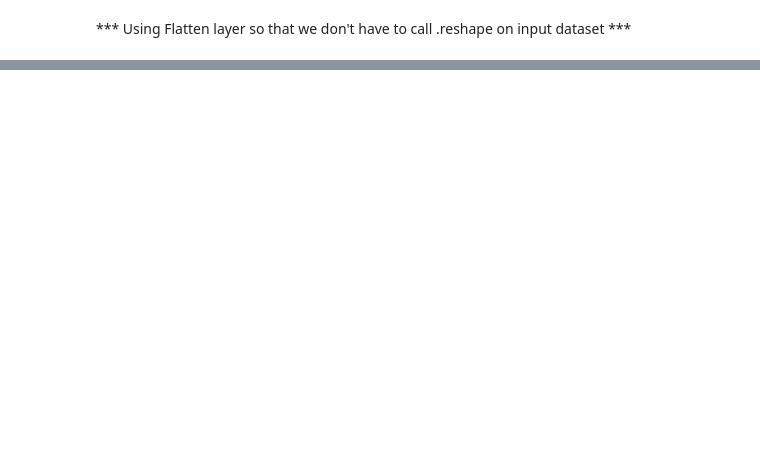
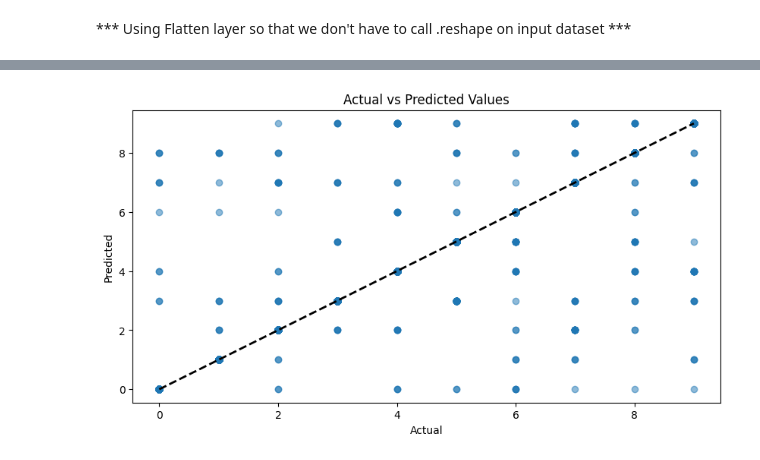
Before and after one commit to KMsojib/Advanced-Learning-Algorithms-By-Coursera, a Jupyter notebook: Week-1/Programming Assignment Practice Lab Neural Networks for Binary Classification/Handwritten digits classification using neural network.ipynb, the cells around one changed output, grey strips where cells are left out. Cells and saved outputs as stored; diff of their text form; code cells hidden in the pictures; blank space fills up the shorter version.

```diff
--- a/Week-1/Programming Assignment Practice Lab Neural Networks for Binary Classification/Handwritten digits classification using neural network.ipynb
+++ b/Week-1/Programming Assignment Practice Lab Neural Networks for Binary Classification/Handwritten digits classification using neural network.ipynb
@@ -333,0 +369,11 @@ Text(95.72222222222221, 0.5, 'Actual Values')
+# %%
+y_pred = model.predict(X_test)
+plt.figure(figsize=(10, 5))
+
+plt.scatter(y_test, np.argmax(y_pred, axis=1), alpha=0.5)
+plt.plot([y_test.min(), y_test.max()], [y_test.min(), y_test.max()], 'k--', lw=2)
+plt.xlabel('Actual')
+plt.ylabel('Predicted')
+plt.title('Actual vs Predicted Values')
+plt.show()
+# %% [output]
@@ -333,0 +381 @@ Text(95.72222222222221, 0.5, 'Actual Values')
+[figure, added]
```
Also changed, not shown: parts of 16 cells of this notebook.
